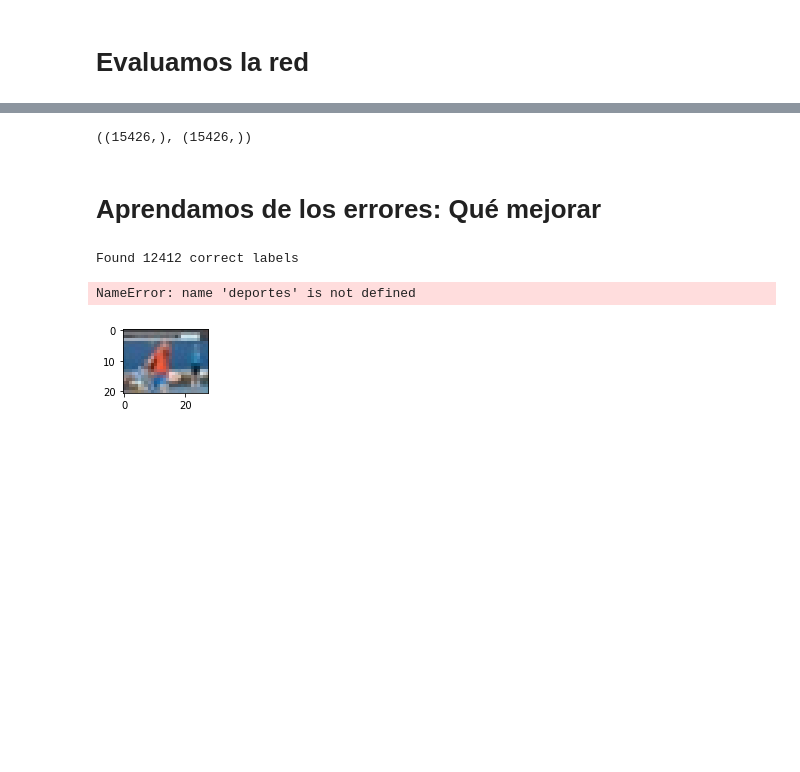
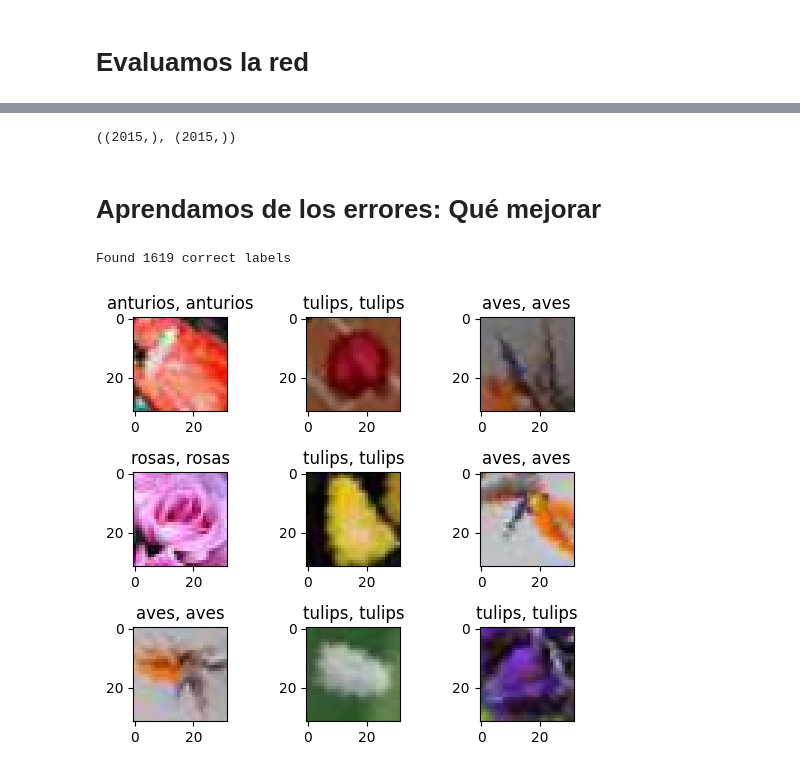
Before and after one commit to LeiWithP/IA, a Jupyter notebook: CNN.ipynb, the cells around one changed output, grey strips where cells are left out. Cells and saved outputs as stored; diff of their text form; code cells hidden in the pictures; blank space fills up the shorter version.

```diff
--- a/CNN.ipynb
+++ b/CNN.ipynb
@@ -180,11 +178,11 @@ print(train_X.shape,valid_X.shape,train_label.shape,valid_label.shape)
 # %%
 #declaramos variables con los parámetros de configuración de la red
 INIT_LR = 1e-3 # Valor inicial de learning rate. El valor 1e-3 corresponde con 0.001
-epochs = 20 # Cantidad de iteraciones completas al conjunto de imagenes de entrenamiento
-batch_size = 64 # cantidad de imágenes que se toman a la vez en memoria
+epochs = 250 # Cantidad de iteraciones completas al conjunto de imagenes de entrenamiento
+batch_size = 16 # cantidad de imágenes que se toman a la vez en memoria
 # %%
 flower_model = Sequential()
-flower_model.add(Conv2D(32, kernel_size=(3, 3),activation='linear',padding='same',input_shape=(21,28,3)))
+flower_model.add(Conv2D(32, kernel_size=(3, 3),activation='linear',padding='same',input_shape=(32,32,3)))
 flower_model.add(LeakyReLU(alpha=0.1))
 flower_model.add(MaxPooling2D((2, 2),padding='same'))
 flower_model.add(Dropout(0.5))
@@ -321,23 +290,22 @@ predicted_classes=np.array(predicted_classes)
 # %%
 predicted_classes.shape, test_Y.shape
 # %% [output]
-((15426,), (15426,))
+((2015,), (2015,))
 # %% [markdown]
 # Aprendamos de los errores: Qué mejorar
 # %%
 correct = np.where(predicted_classes==test_Y)[0]
 print("Found %d correct labels" % len(correct))
 for i, correct in enumerate(correct[0:9]):
     plt.subplot(3,3,i+1)
-    plt.imshow(test_X[correct].reshape(21,28,3), cmap='gray', interpolation='none')
+    plt.imshow(test_X[correct].reshape(32,32,3), cmap='gray', interpolation='none')
     plt.title("{}, {}".format(flores[predicted_classes[correct]],
                                                     flores[test_Y[correct]]))
 
     plt.tight_layout()
 # %% [output]
-Found 12412 correct labels
+Found 1619 correct labels
-NameError: name 'deportes' is not defined
-[figure, old version]
+[figure, new version]
 # %%
 incorrect = np.where(predicted_classes!=test_Y)[0]
 print("Found %d incorrect labels" % len(incorrect))
```
Also changed, not shown: parts of 19 cells of this notebook, 10 other files.
